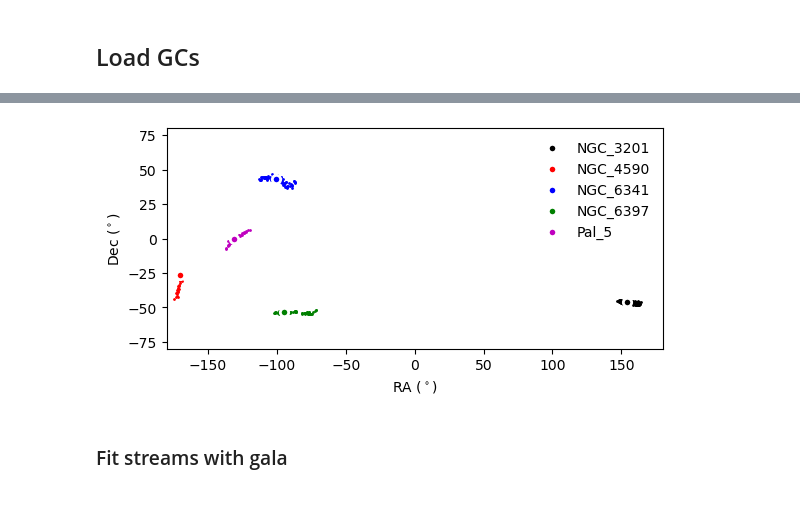
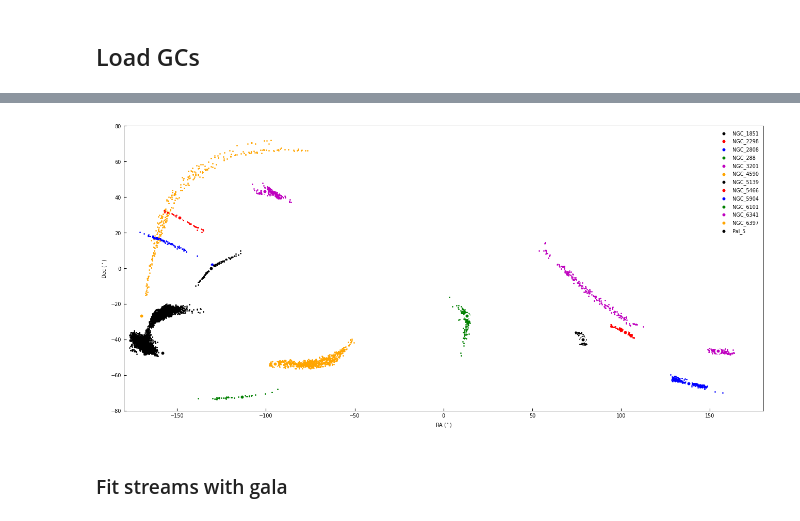
Before and after one commit to ybillchen/GC_stream, a Jupyter notebook: notebooks/streamfinder_catalog.ipynb, the cells around one changed output, grey strips where cells are left out. Drawn from its saved outputs; the diff is of its cells as text; code cells hidden in the pictures.

```diff
--- a/notebooks/streamfinder_catalog.ipynb
+++ b/notebooks/streamfinder_catalog.ipynb
@@ -82,11 +101,13 @@ kroupa = np.vectorize(kroupa)
 # %%
 G_limit = 18
 
+# gc_stream_list = ['NGC_3201', 'NGC_4590', 'NGC_5139', 'Pal_5', 'NGC_6341', 'NGC_6397']
+# gc_stream_ids = np.array([9, 32, 16, 19, 24, 26], dtype=int)
 # 8: GD-1
 # 19: Pal 5
 
 # for idx in set(d['stream_id']):
-for idx in [8]:
+for idx in [6]:
     mask = (d['stream_id'] == idx) & (d['G']<=G_limit)
     plt.scatter(d['BP-RP'][mask], G_abs[mask], s=1)
 
@@ -134,7 +155,7 @@ plt.show()
 # %%
 
 
-mask = d['stream_id'] == 8
+mask = d['stream_id'] == 6
 plt.scatter(l[mask].wrap_at(180*u.deg), b[mask], s=10, fc='none', ec='r')
 
 for idx in range(100):
@@ -232,7 +272,20 @@ gc_stream_ids = np.array([9, 32, 19, 24, 26], dtype=int)
 gc_stream_list, idx_with_stream, idx_with_stream_stream = np.intersect1d(data_mw['Cluster'], gc_stream_list, return_indices=True)
 gc_stream_ids = gc_stream_ids[idx_with_stream_stream]
+# %%
+# Ibata+24
+
+gc_stream_list = ['NGC_3201', 'NGC_4590', 'NGC_5139', 'Pal_5', 'NGC_6341', 'NGC_6397',
+    'NGC_288', 'NGC_1261', 'NGC_1851', 'NGC_2298', 'NGC_2808', 'NGC_5466', 'NGC_5904', 'NGC_6101', 'NGC_7089']
+gc_stream_ids = np.array([34, 47, 54, 61, 68, 69,
+    3, 12, 16, 23, 26, 57, 62, 67, 76], dtype=int)
+gc_stream_list = ['NGC_3201', 'NGC_4590', 'NGC_5139', 'Pal_5', 'NGC_6341', 'NGC_6397',
+    'NGC_288', 'NGC_1851', 'NGC_2298', 'NGC_2808', 'NGC_5904', 'NGC_6101'] # remove 7089: too few stars; remove 1261, 5466: can't fit
+gc_stream_ids = np.array([34, 47, 54, 61, 68, 69,
+    3, 16, 23, 26, 62, 67], dtype=int)
+gc_stream_list, idx_with_stream, idx_with_stream_stream = np.intersect1d(data_mw['Cluster'], gc_stream_list, return_indices=True)
+gc_stream_ids = gc_stream_ids[idx_with_stream_stream]
 # %%
-cs = ['k', 'r', 'b', 'g', 'm', 'orange']
+cs = ['k', 'r', 'b', 'g', 'm', 'orange'] * 3
 for i in range(len(gc_stream_ids)):
     mask = d['stream_id'] == gc_stream_ids[i]
     plt.scatter(l[mask].wrap_at(180*u.deg), b[mask], c=cs[i], s=1)
@@ -240,8 +293,8 @@ for i in range(len(gc_stream_ids)):
 
 plt.xlabel(r'$l\ (^\circ)$')
 plt.ylabel(r'$b\ (^\circ)$')
-plt.xlim(100,-120)
-plt.ylim(-30,60)
+plt.xlim(100,-180)
+plt.ylim(-45,90)
 plt.legend(loc='lower left', frameon=False)
 plt.gca().set_aspect(1)
 plt.show()
@@ -250,21 +303,24 @@ plt.show()
 # %%
-cs = ['k', 'r', 'b', 'g', 'm', 'orange']
+
+fig, ax0 = plt.subplots(1, 1, figsize=(16,8), sharex=False, sharey=False)
+
+cs = ['k', 'r', 'b', 'g', 'm', 'orange'] * 3
 for i in range(len(gc_stream_ids)):
     mask = d['stream_id'] == gc_stream_ids[i]
     x = np.copy(d['ra'])
     x[d['ra']>180] -= 360
     plt.scatter(x[mask], d['dec'][mask], c=cs[i], s=1)
-    plt.scatter(ra_wrap_at_180[idx_with_stream][i],data_mw['DEC'][idx_with_stream][i], fc=cs[i], ec='w', lw=2, label=gc_stream_list[i])
+    plt.scatter(ra_wrap_at_180[idx_with_stream][i],data_mw['DEC'][idx_with_stream][i], fc=cs[i], ec='w', lw=2, s=40, label=gc_stream_list[i])
 
 plt.xlabel(r'RA $(^\circ)$')
 plt.ylabel(r'Dec $(^\circ)$')
 plt.xlim(-180,180)
 plt.ylim(-80,80)
 plt.legend(loc='upper right', frameon=False)
 plt.gca().set_aspect(1)
 plt.show()
 # %% [output]
-[figure, old version]
+[figure, new version]
 # %% [markdown]
 ### Fit streams with gala
 # %%
```
Also changed, not shown: parts of 28 cells of this notebook, 5 other files.
